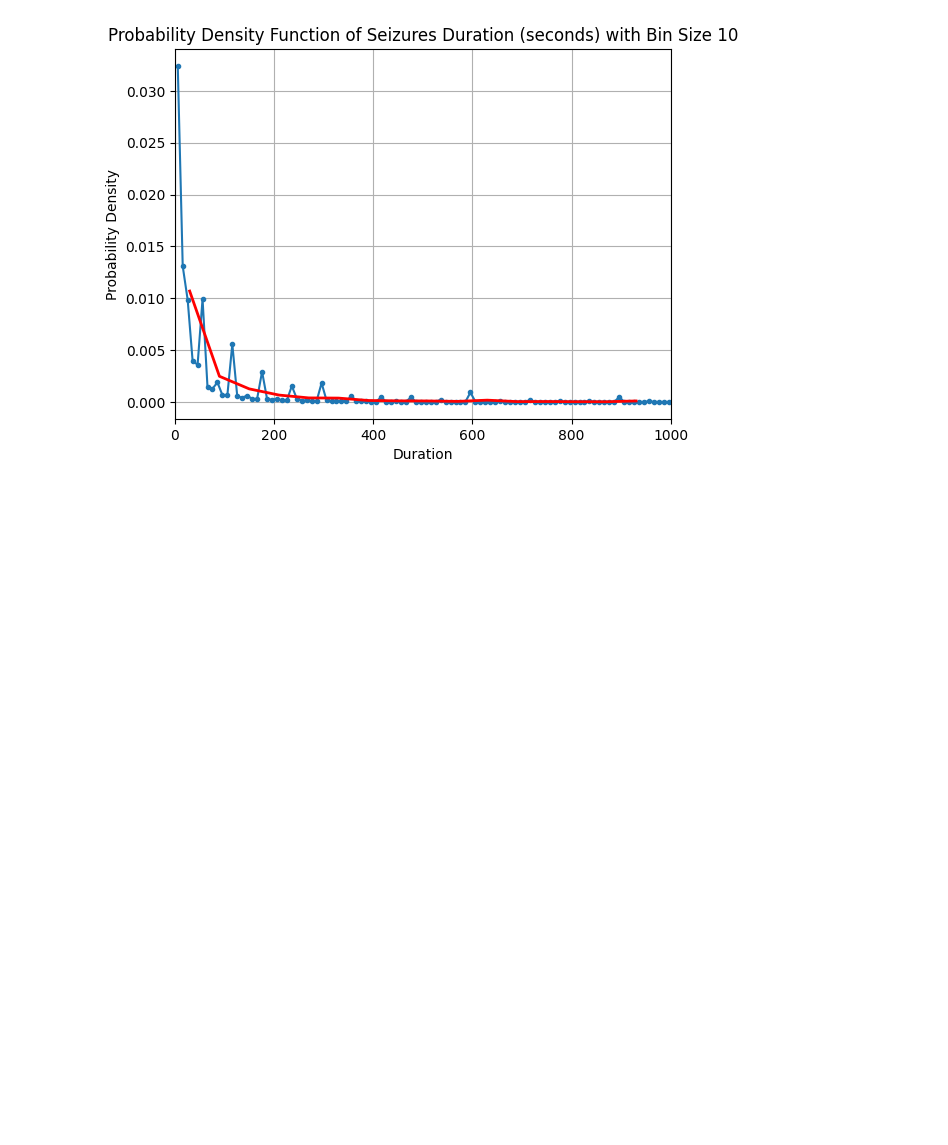
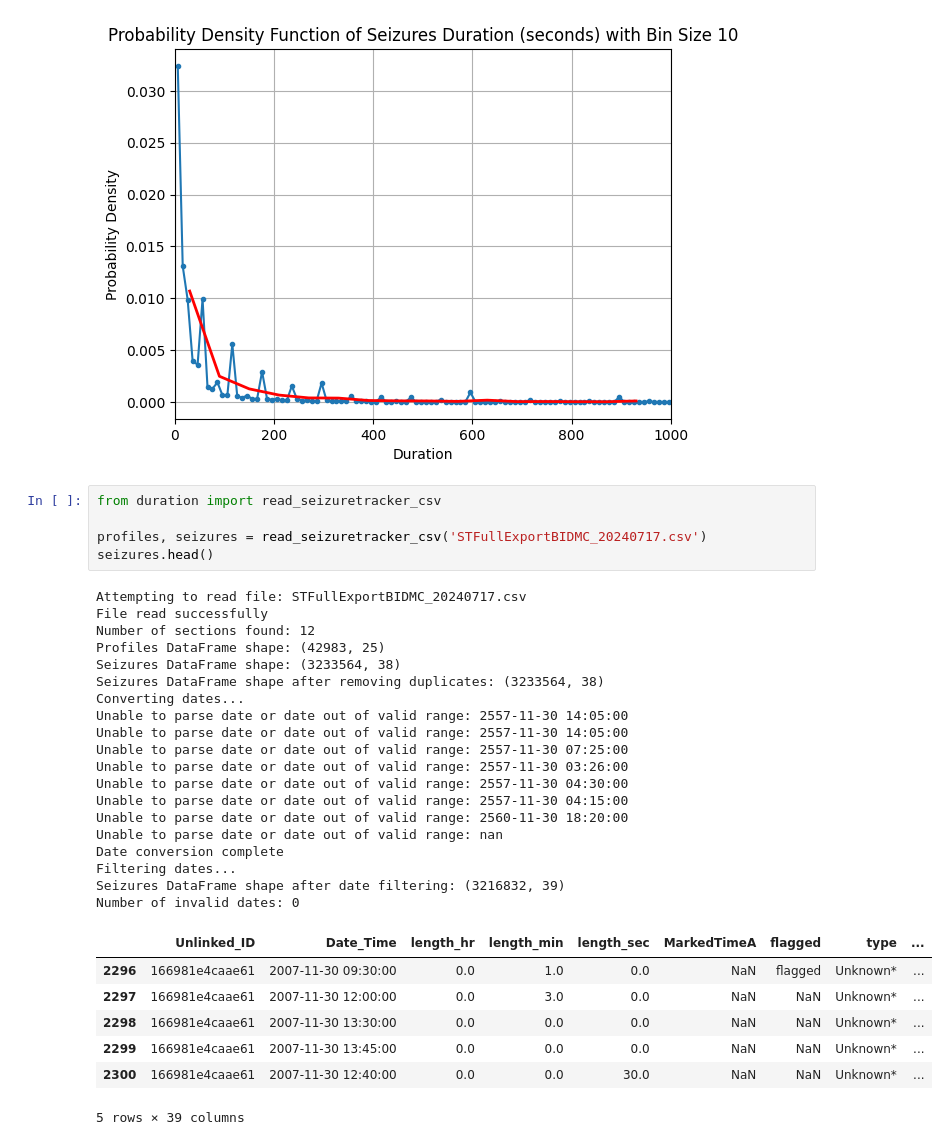
Before and after one commit to GoldenholzLab/sz_duration, a Jupyter notebook: for_paper.ipynb, the cells around one changed output. Cells and saved outputs as stored; diff of their text form; blank space fills up the shorter version.

```diff
--- a/for_paper.ipynb
+++ b/for_paper.ipynb
@@ -543,3 +543,35 @@ plt.show()
 [figure]
 [figure]
 [figure]
+# %%
+from duration import read_seizuretracker_csv
+
+profiles, seizures = read_seizuretracker_csv('STFullExportBIDMC_20240717.csv')
+seizures.head()
+# %% [output]
+Attempting to read file: STFullExportBIDMC_20240717.csv
+File read successfully
+Number of sections found: 12
+Profiles DataFrame shape: (42983, 25)
+Seizures DataFrame shape: (3233564, 38)
+Seizures DataFrame shape after removing duplicates: (3233564, 38)
+Converting dates...
+Unable to parse date or date out of valid range: 2557-11-30 14:05:00
+Unable to parse date or date out of valid range: 2557-11-30 14:05:00
+Unable to parse date or date out of valid range: 2557-11-30 07:25:00
+Unable to parse date or date out of valid range: 2557-11-30 03:26:00
+Unable to parse date or date out of valid range: 2557-11-30 04:30:00
+Unable to parse date or date out of valid range: 2557-11-30 04:15:00
+Unable to parse date or date out of valid range: 2560-11-30 18:20:00
+Unable to parse date or date out of valid range: nan
+Date conversion complete
+Filtering dates...
+Seizures DataFrame shape after date filtering: (3216832, 39)
+Number of invalid dates: 0
+|  | Unlinked_ID | Date_Time | length_hr | length_min | length_sec | MarkedTimeA | flagged | type | ... |
+| 2296 | 166981e4caae61 | 2007-11-30 09:30:00 | 0.0 | 1.0 | 0.0 | NaN | flagged | Unknown* | ... |
+| 2297 | 166981e4caae61 | 2007-11-30 12:00:00 | 0.0 | 3.0 | 0.0 | NaN | NaN | Unknown* | ... |
+| 2298 | 166981e4caae61 | 2007-11-30 13:30:00 | 0.0 | 0.0 | 0.0 | NaN | NaN | Unknown* | ... |
+| 2299 | 166981e4caae61 | 2007-11-30 13:45:00 | 0.0 | 0.0 | 0.0 | NaN | NaN | Unknown* | ... |
+| 2300 | 166981e4caae61 | 2007-11-30 12:40:00 | 0.0 | 0.0 | 30.0 | NaN | NaN | Unknown* | ... |
+5 rows × 39 columns
```
Also changed, not shown: parts of 1 cell of this notebook, 1 other file.
